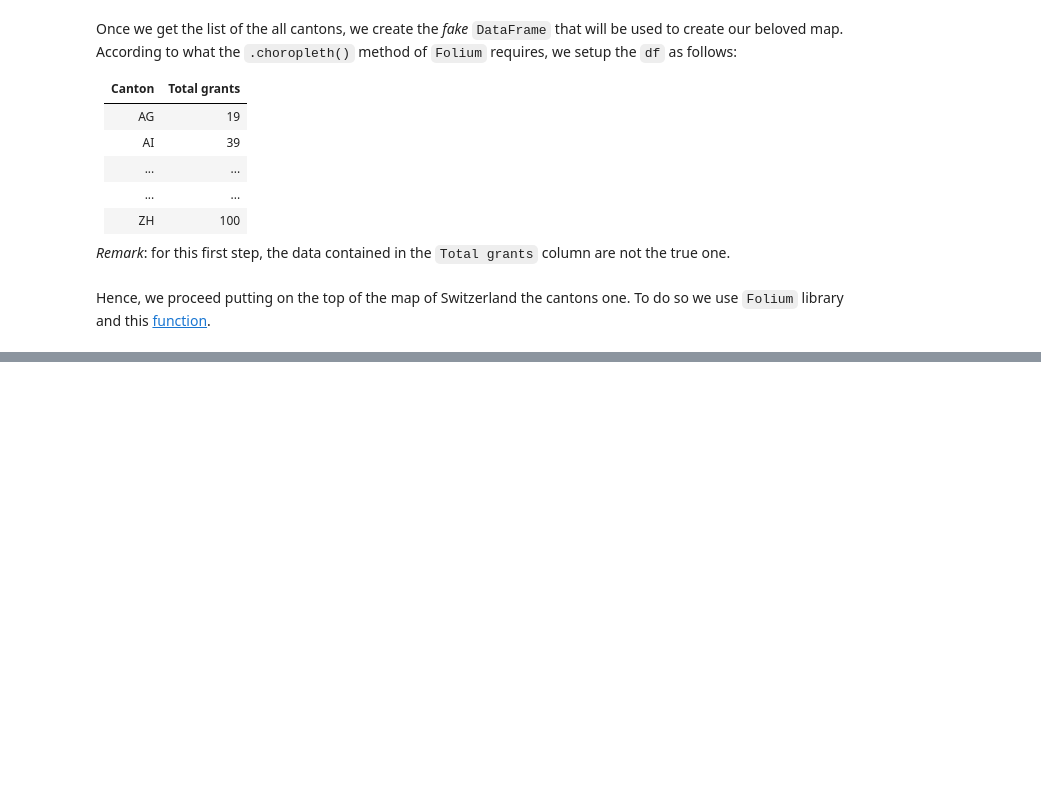
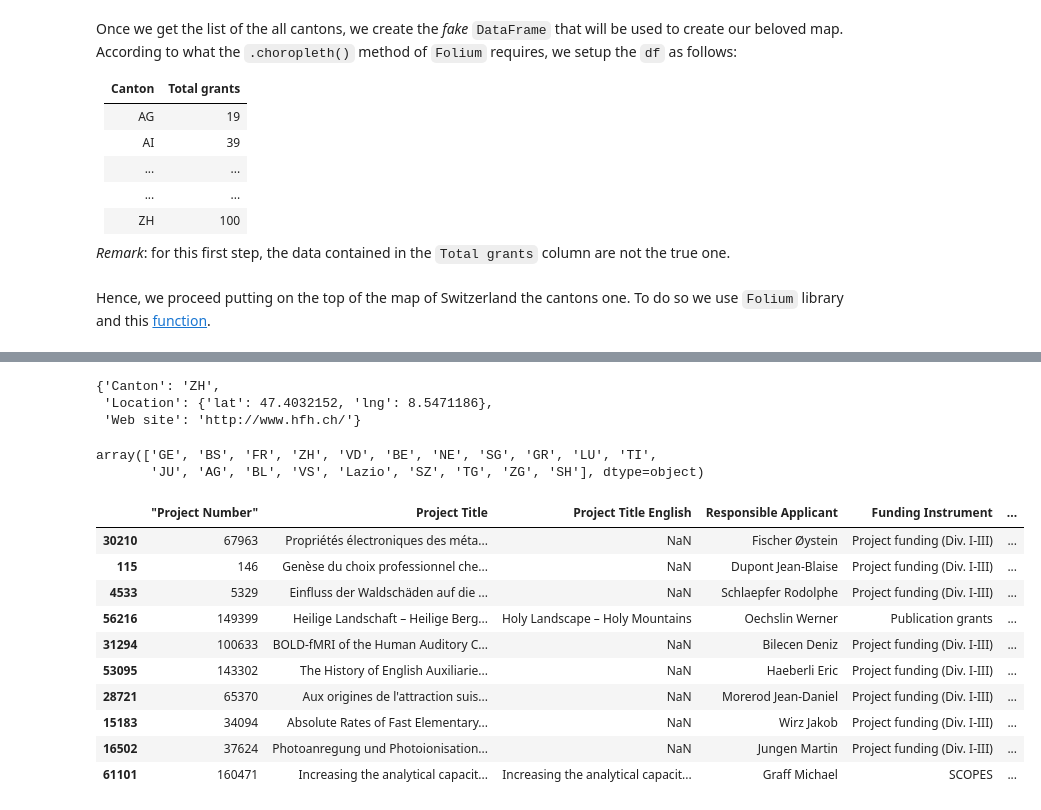
Before and after one commit to CriMenghini/ADA_Homeworks, a Jupyter notebook: Homework_3/Homework_3.ipynb, the cells around one changed output, grey strips where cells are left out. Drawn from its saved outputs; the diff is of its cells as text; code cells hidden in the pictures; blank space fills up the shorter version.

Commit message:
[Ex.1] @TODO groupby cantons

```diff
--- a/Homework_3/Homework_3.ipynb
+++ b/Homework_3/Homework_3.ipynb
@@ -62 +181,3 @@ data = pd.read_csv('Data/P3_GrantExport.csv', sep = ';')
+# %%
+data_filtered = data_filtered.query('University in @list_scraped')
 # %%
@@ -64,3 +191,0 @@ data.head()
-# %%
-# Get the df that contains those projects for which the research is carried out at a swiss institution
-data_filtered = data[data['University'] != ]
@@ -76,0 +192,31 @@ api.geonames.org/search?q=Facoltà_di_Teologia_di_Lugano&max_row=10&username=pat
+# %%
+data_json['Interkant. Hochschule für Heilpädagogik ZH - HfH']
+# %% [output]
+{'Canton': 'ZH',
+ 'Location': {'lat': 47.4032152, 'lng': 8.5471186},
+ 'Web site': 'http://www.hfh.ch/'}
+# %%
+dict_uni_canton = {uni : data_json[uni]['Canton'] for uni in data_json.keys()}
+# %%
+for row in data_filtered.index:
+
+    data_filtered.loc[row,'Canton'] = dict_uni_canton[data_filtered['University'][row]]
+# %%
+data_filtered['Canton'].unique()
+# %% [output]
+array(['GE', 'BS', 'FR', 'ZH', 'VD', 'BE', 'NE', 'SG', 'GR', 'LU', 'TI',
+       'JU', 'AG', 'BL', 'VS', 'Lazio', 'SZ', 'TG', 'ZG', 'SH'], dtype=object)
+# %%
+data_filtered.sample(10)
+# %% [output]
+|  | ﻿"Project Number" | Project Title | Project Title English | Responsible Applicant | Funding Instrument | ... |
+| 30210 | 67963 | Propriétés électroniques des méta... | NaN | Fischer Øystein | Project funding (Div. I-III) | ... |
+| 115 | 146 | Genèse du choix professionnel che... | NaN | Dupont Jean-Blaise | Project funding (Div. I-III) | ... |
+| 4533 | 5329 | Einfluss der Waldschäden auf die ... | NaN | Schlaepfer Rodolphe | Project funding (Div. I-III) | ... |
+| 56216 | 149399 | Heilige Landschaft – Heilige Berg... | Holy Landscape – Holy Mountains | Oechslin Werner | Publication grants | ... |
+| 31294 | 100633 | BOLD-fMRI of the Human Auditory C... | NaN | Bilecen Deniz | Project funding (Div. I-III) | ... |
+| 53095 | 143302 | The History of English Auxiliarie... | NaN | Haeberli Eric | Project funding (Div. I-III) | ... |
+| 28721 | 65370 | Aux origines de l'attraction suis... | NaN | Morerod Jean-Daniel | Project funding (Div. I-III) | ... |
+| 15183 | 34094 | Absolute Rates of Fast Elementary... | NaN | Wirz Jakob | Project funding (Div. I-III) | ... |
+| 16502 | 37624 | Photoanregung und Photoionisation... | NaN | Jungen Martin | Project funding (Div. I-III) | ... |
+| 61101 | 160471 | Increasing the analytical capacit... | Increasing the analytical capacit... | Graff Michael | SCOPES | ... |
```
Also changed, not shown: parts of 20 cells of this notebook, 2 other files.
